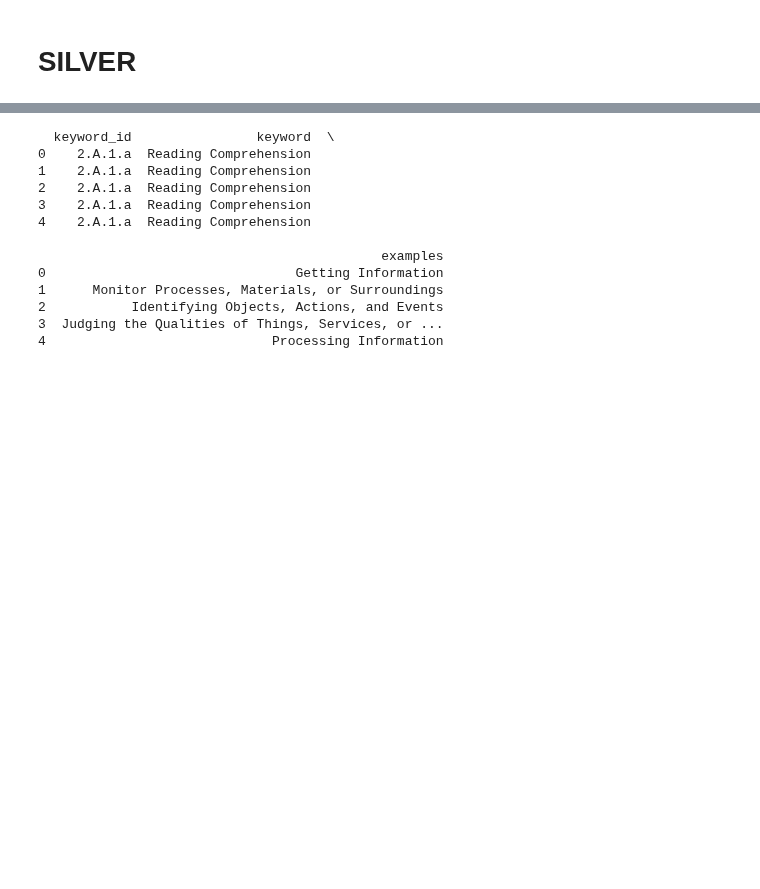
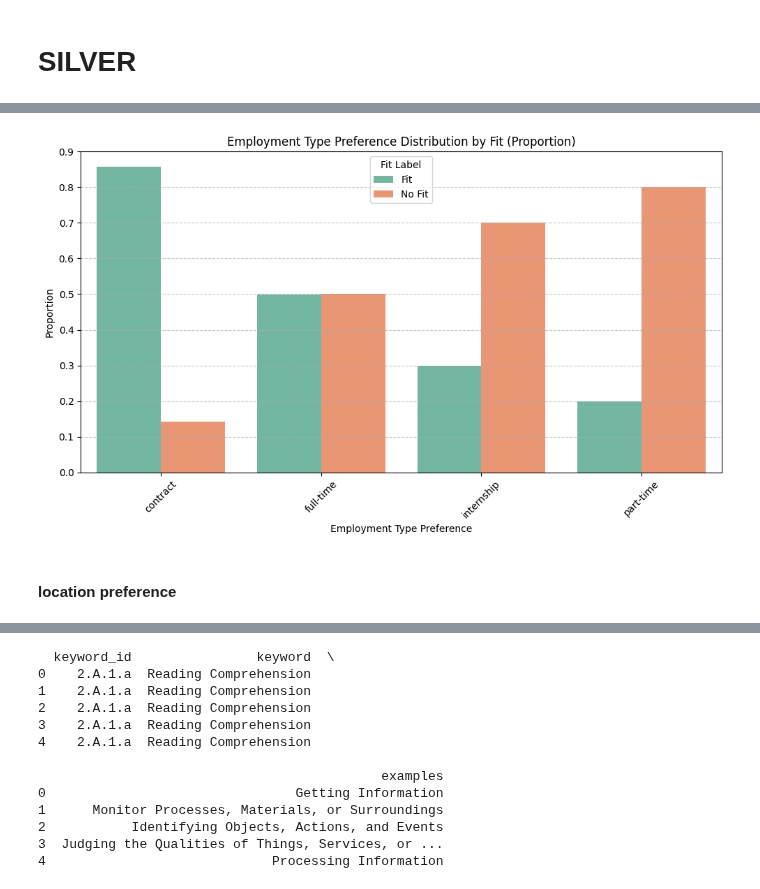
Before and after one commit to YeOldMan23/jobmirror, a Jupyter notebook: data-processing_mistral.ipynb, the cells around one changed output, grey strips where cells are left out. Cells and saved outputs as stored; diff of their text form; code cells hidden in the pictures; blank space fills up the shorter version.

```diff
--- a/data-processing_mistral.ipynb
+++ b/data-processing_mistral.ipynb
@@ -771,0 +569,5 @@ from googleapiclient.http import MediaFileUpload
+# %%
+df_silver_jd = read_bronze_table_as_pandas("jobmirror_db", "bronze_job_descriptions")
+df_silver_resume = read_bronze_table_as_pandas("jobmirror_db", "bronze_resumes")
+
+df_silver_label = read_bronze_table_as_pandas("jobmirror_db", "bronze_labels")
@@ -771,0 +583,11 @@ from googleapiclient.http import MediaFileUpload
+# %%
+df_resume_label_joined = pd.merge(
+    df_silver_resume,
+    df_silver_label,
+    left_on='id',
+    right_on='resume_id',
+    how='inner'
+)
+
+print("Joined DataFrame Sample:")
+print(df_resume_label_joined.head())
@@ -771,0 +673,30 @@ from googleapiclient.http import MediaFileUpload
+# %%
+# Group and count the data
+group_counts = df_resume_label_joined.groupby(['employment_type_preference_cleaned', 'fit_grouped']).size().reset_index(name='counts')
+
+# Calculate total counts per employment type
+total_counts = group_counts.groupby('employment_type_preference_cleaned')['counts'].transform('sum')
+
+# Calculate ratio
+group_counts['ratio'] = group_counts['counts'] / total_counts
+
+# Plot ratio with seaborn
+plt.figure(figsize=(10,6))
+sns.barplot(data=group_counts,
+            x='employment_type_preference_cleaned',
+            y='ratio',
+            hue='fit_grouped',
+            palette='Set2')
+
+plt.title('Employment Type Preference Distribution by Fit (Proportion)')
+plt.xlabel('Employment Type Preference')
+plt.ylabel('Proportion')
+plt.xticks(rotation=45)
+plt.grid(axis='y', linestyle='--', alpha=0.7)
+plt.legend(title='Fit Label')
+plt.tight_layout()
+plt.show()
+# %% [output]
+[figure, added]
+# %% [markdown]
+#### location preference
```
Also changed, not shown: parts of 72 cells of this notebook, 1 other file.
